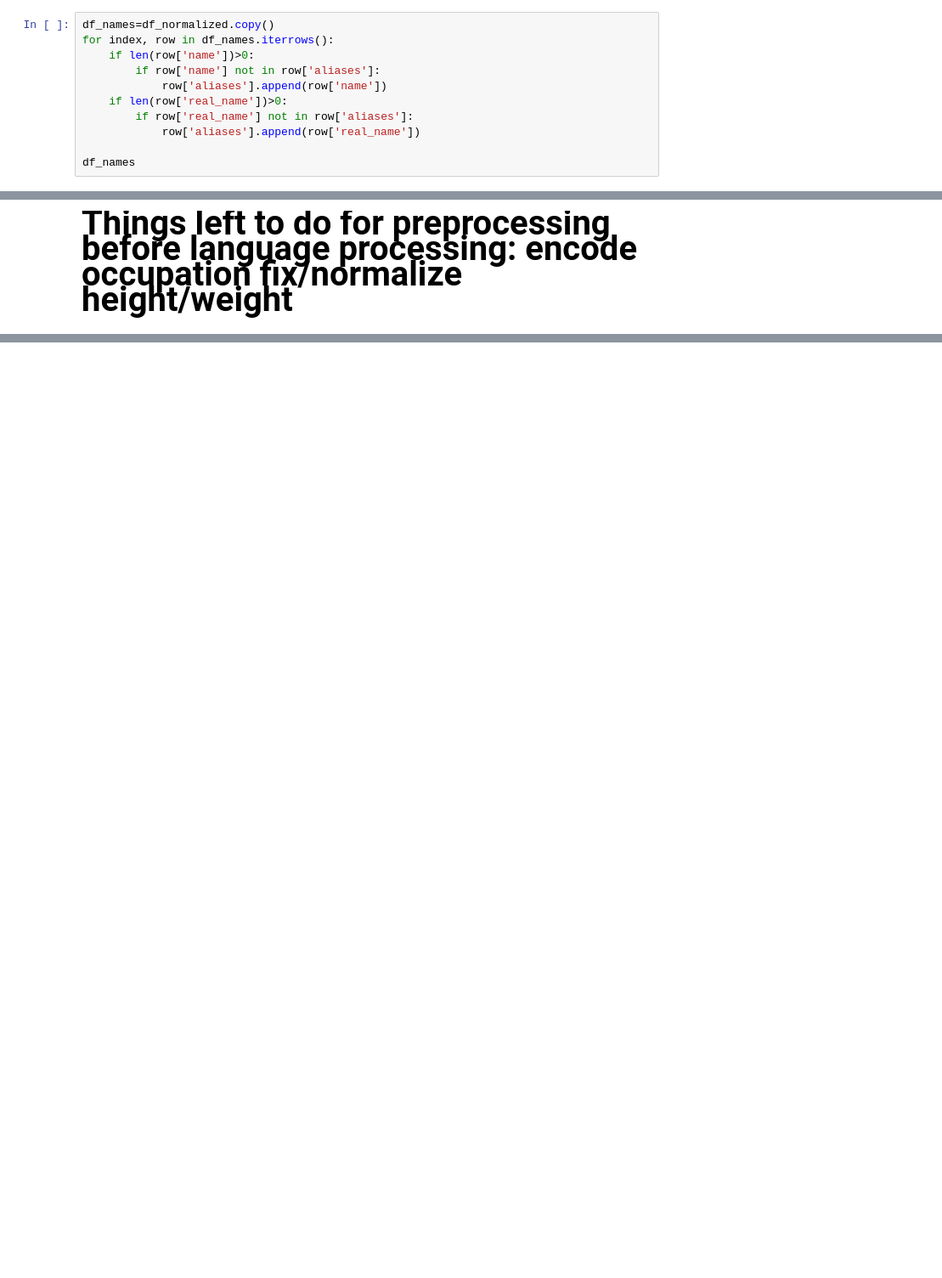
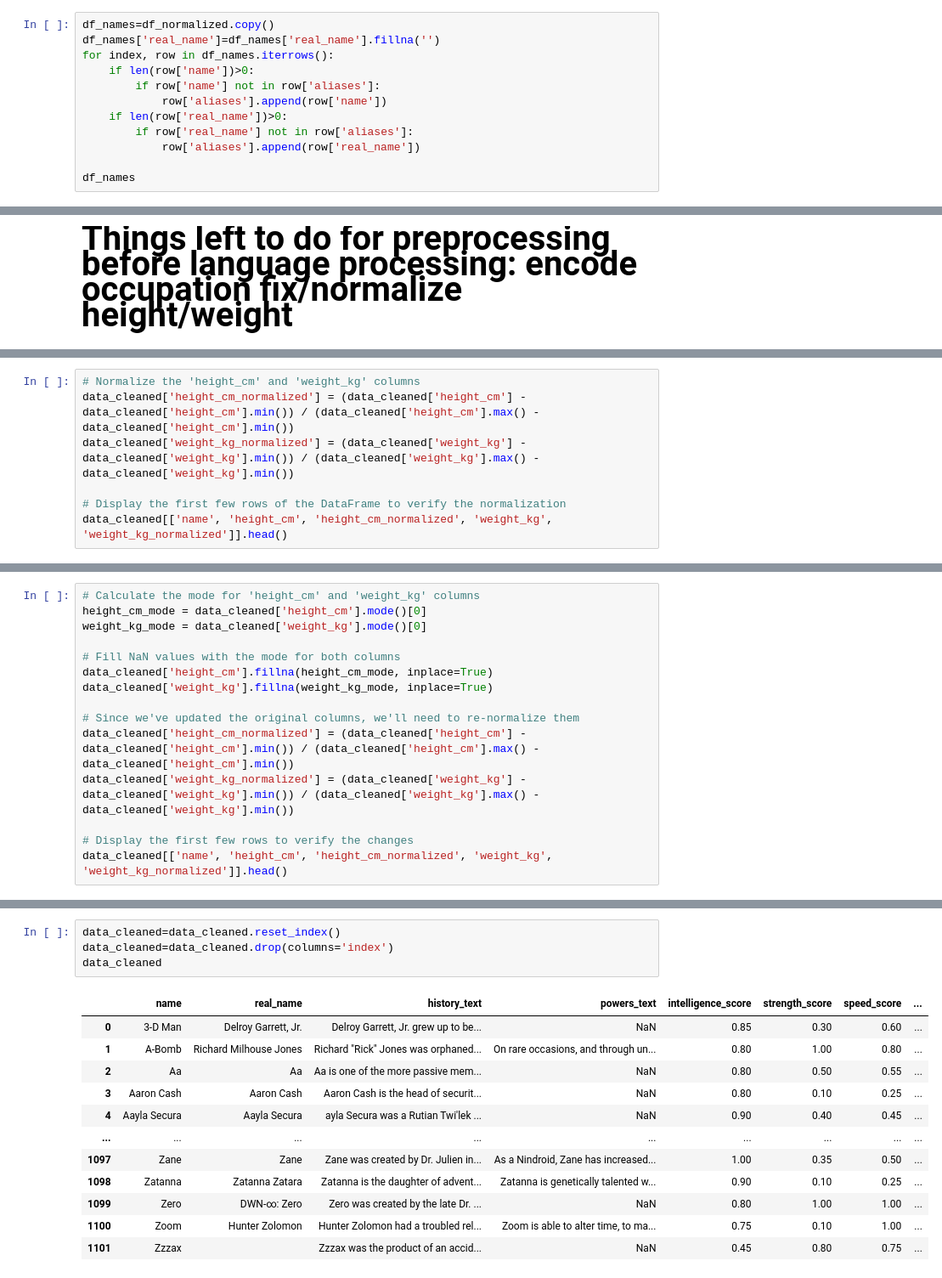
Before and after one commit to Relindsey/superhero_showdown, a Jupyter notebook: superheros_preprocessing.ipynb, the cells around one changed output, grey strips where cells are left out. Shown at 85% size. Cells and saved outputs as stored; diff of their text form; blank space fills up the shorter version.

```diff
--- a/superheros_preprocessing.ipynb
+++ b/superheros_preprocessing.ipynb
@@ -241,5 +241,6 @@ Name: count, Length: 901, dtype: int64
 # %%
 df_names=df_normalized.copy()
+df_names['real_name']=df_names['real_name'].fillna('')
 for index, row in df_names.iterrows():
     if len(row['name'])>0:
         if row['name'] not in row['aliases']:
@@ -326,0 +433,7 @@ fix/normalize height/weight**</span>
+# %%
+# Normalize the 'height_cm' and 'weight_kg' columns
+data_cleaned['height_cm_normalized'] = (data_cleaned['height_cm'] - data_cleaned['height_cm'].min()) / (data_cleaned['height_cm'].max() - data_cleaned['height_cm'].min())
+data_cleaned['weight_kg_normalized'] = (data_cleaned['weight_kg'] - data_cleaned['weight_kg'].min()) / (data_cleaned['weight_kg'].max() - data_cleaned['weight_kg'].min())
+
+# Display the first few rows of the DataFrame to verify the normalization
+data_cleaned[['name', 'height_cm', 'height_cm_normalized', 'weight_kg', 'weight_kg_normalized']].head()
@@ -326,0 +447,15 @@ fix/normalize height/weight**</span>
+# %%
+# Calculate the mode for 'height_cm' and 'weight_kg' columns
+height_cm_mode = data_cleaned['height_cm'].mode()[0]
+weight_kg_mode = data_cleaned['weight_kg'].mode()[0]
+
+# Fill NaN values with the mode for both columns
+data_cleaned['height_cm'].fillna(height_cm_mode, inplace=True)
+data_cleaned['weight_kg'].fillna(weight_kg_mode, inplace=True)
+
+# Since we've updated the original columns, we'll need to re-normalize them
+data_cleaned['height_cm_normalized'] = (data_cleaned['height_cm'] - data_cleaned['height_cm'].min()) / (data_cleaned['height_cm'].max() - data_cleaned['height_cm'].min())
+data_cleaned['weight_kg_normalized'] = (data_cleaned['weight_kg'] - data_cleaned['weight_kg'].min()) / (data_cleaned['weight_kg'].max() - data_cleaned['weight_kg'].min())
+
+# Display the first few rows to verify the changes
+data_cleaned[['name', 'height_cm', 'height_cm_normalized', 'weight_kg', 'weight_kg_normalized']].head()
@@ -326,0 +469,17 @@ fix/normalize height/weight**</span>
+# %%
+data_cleaned=data_cleaned.reset_index()
+data_cleaned=data_cleaned.drop(columns='index')
+data_cleaned
+# %% [output]
+|  | name | real_name | history_text | powers_text | intelligence_score | strength_score | speed_score | ... |
+| 0 | 3-D Man | Delroy Garrett, Jr. | Delroy Garrett, Jr. grew up to be... | NaN | 0.85 | 0.30 | 0.60 | ... |
+| 1 | A-Bomb | Richard Milhouse Jones | Richard "Rick" Jones was orphaned... | On rare occasions, and through un... | 0.80 | 1.00 | 0.80 | ... |
+| 2 | Aa | Aa | Aa is one of the more passive mem... | NaN | 0.80 | 0.50 | 0.55 | ... |
+| 3 | Aaron Cash | Aaron Cash | Aaron Cash is the head of securit... | NaN | 0.80 | 0.10 | 0.25 | ... |
+| 4 | Aayla Secura | Aayla Secura | ayla Secura was a Rutian Twi'lek ... | NaN | 0.90 | 0.40 | 0.45 | ... |
+| ... | ... | ... | ... | ... | ... | ... | ... | ... |
+| 1097 | Zane | Zane | Zane was created by Dr. Julien in... | As a Nindroid, Zane has increased... | 1.00 | 0.35 | 0.50 | ... |
+| 1098 | Zatanna | Zatanna Zatara | Zatanna is the daughter of advent... | Zatanna is genetically talented w... | 0.90 | 0.10 | 0.25 | ... |
+| 1099 | Zero | DWN-∞: Zero | Zero was created by the late Dr. ... | NaN | 0.80 | 1.00 | 1.00 | ... |
+| 1100 | Zoom | Hunter Zolomon | Hunter Zolomon had a troubled rel... | Zoom is able to alter time, to ma... | 0.75 | 0.10 | 1.00 | ... |
+| 1101 | Zzzax |  | Zzzax was the product of an accid... | NaN | 0.45 | 0.80 | 0.75 | ... |
```
Also changed, not shown: parts of 31 cells of this notebook.
